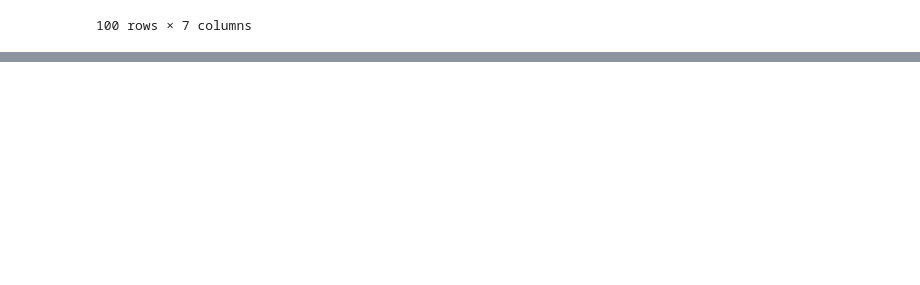
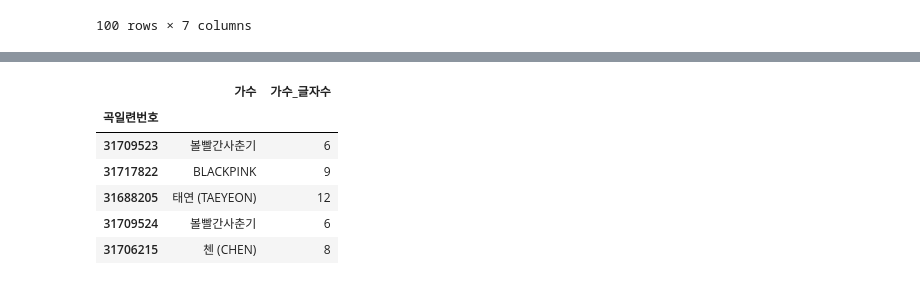
Before and after one commit to CodingSta/demo-ls-201904-pandas, a Jupyter notebook: Pandas 02.ipynb, the cells around one changed output, grey strips where cells are left out. Drawn from its saved outputs; the diff is of its cells as text; code cells hidden in the pictures; blank space fills up the shorter version.

```diff
--- a/Pandas 02.ipynb
+++ b/Pandas 02.ipynb
@@ -342,0 +414,11 @@ data/song_df1.xlsx
+# %%
+song_df['가수_글자수'] = song_df['가수'].apply(lambda 가수: len(가수))
+song_df[['가수', '가수_글자수']].head()
+# %% [output]
+|  | 가수 | 가수_글자수 |
+| 곡일련번호 |  |  |
+| 31709523 | 볼빨간사춘기 | 6 |
+| 31717822 | BLACKPINK | 9 |
+| 31688205 | 태연 (TAEYEON) | 12 |
+| 31709524 | 볼빨간사춘기 | 6 |
+| 31706215 | 첸 (CHEN) | 8 |
```
Also changed, not shown: parts of 7 cells of this notebook.
